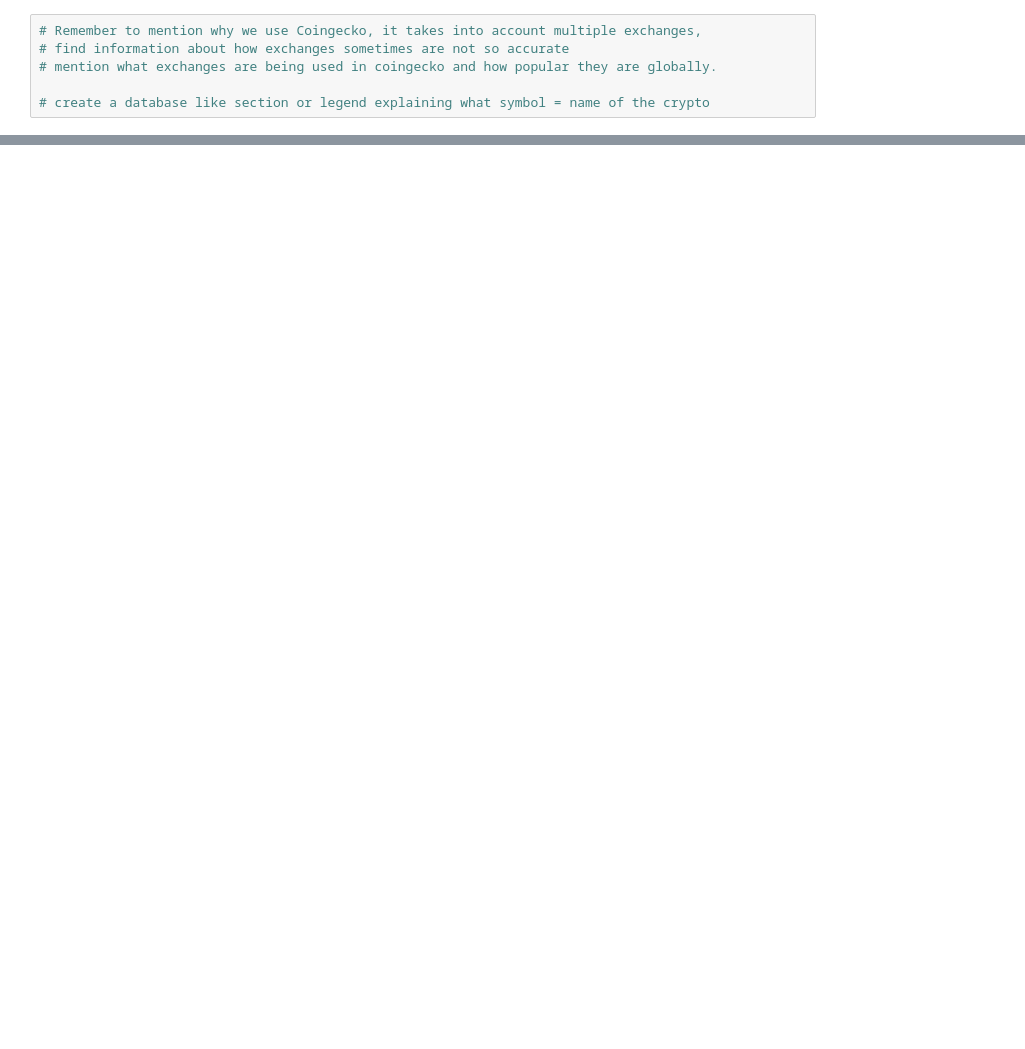
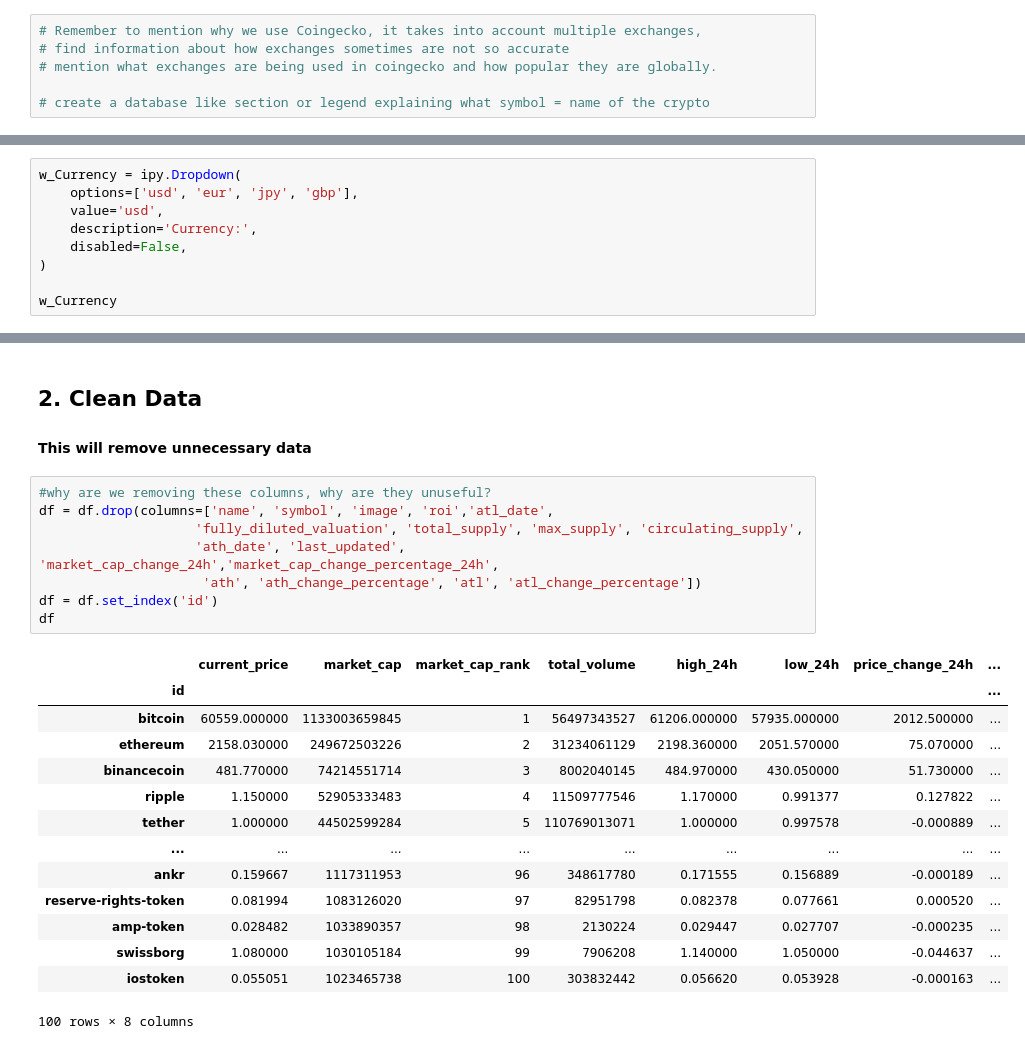
Before and after one commit to marktilbrook/CryptoAnalysisTest, a Jupyter notebook: Untitled.ipynb, the cells around one changed output, grey strips where cells are left out. Saved outputs shown, nothing was run; the diff lists cells and outputs as text; blank space fills up the shorter version.

```diff
--- a/Untitled.ipynb
+++ b/Untitled.ipynb
@@ -15,0 +23,9 @@ cg = CoinGeckoAPI()
+# %%
+w_Currency = ipy.Dropdown(
+    options=['usd', 'eur', 'jpy', 'gbp'],
+    value='usd',
+    description='Currency:',
+    disabled=False,
+)
+
+w_Currency
@@ -33,0 +49,26 @@ df.head()
+# %% [markdown]
+## 2. Clean Data
+#### This will remove unnecessary data
+# %%
+#why are we removing these columns, why are they unuseful?
+df = df.drop(columns=['name', 'symbol', 'image', 'roi','atl_date',
+                    'fully_diluted_valuation', 'total_supply', 'max_supply', 'circulating_supply',
+                    'ath_date', 'last_updated', 'market_cap_change_24h','market_cap_change_percentage_24h',
+                     'ath', 'ath_change_percentage', 'atl', 'atl_change_percentage'])
+df = df.set_index('id')
+df
+# %% [output]
+|  | current_price | market_cap | market_cap_rank | total_volume | high_24h | low_24h | price_change_24h | ... |
+| id |  |  |  |  |  |  |  | ... |
+| bitcoin | 60559.000000 | 1133003659845 | 1 | 56497343527 | 61206.000000 | 57935.000000 | 2012.500000 | ... |
+| ethereum | 2158.030000 | 249672503226 | 2 | 31234061129 | 2198.360000 | 2051.570000 | 75.070000 | ... |
+| binancecoin | 481.770000 | 74214551714 | 3 | 8002040145 | 484.970000 | 430.050000 | 51.730000 | ... |
+| ripple | 1.150000 | 52905333483 | 4 | 11509777546 | 1.170000 | 0.991377 | 0.127822 | ... |
+| tether | 1.000000 | 44502599284 | 5 | 110769013071 | 1.000000 | 0.997578 | -0.000889 | ... |
+| ... | ... | ... | ... | ... | ... | ... | ... | ... |
+| ankr | 0.159667 | 1117311953 | 96 | 348617780 | 0.171555 | 0.156889 | -0.000189 | ... |
+| reserve-rights-token | 0.081994 | 1083126020 | 97 | 82951798 | 0.082378 | 0.077661 | 0.000520 | ... |
+| amp-token | 0.028482 | 1033890357 | 98 | 2130224 | 0.029447 | 0.027707 | -0.000235 | ... |
+| swissborg | 1.080000 | 1030105184 | 99 | 7906208 | 1.140000 | 1.050000 | -0.044637 | ... |
+| iostoken | 0.055051 | 1023465738 | 100 | 303832442 | 0.056620 | 0.053928 | -0.000163 | ... |
+100 rows × 8 columns
```
Also changed, not shown: parts of 21 cells of this notebook, 1 other file.
